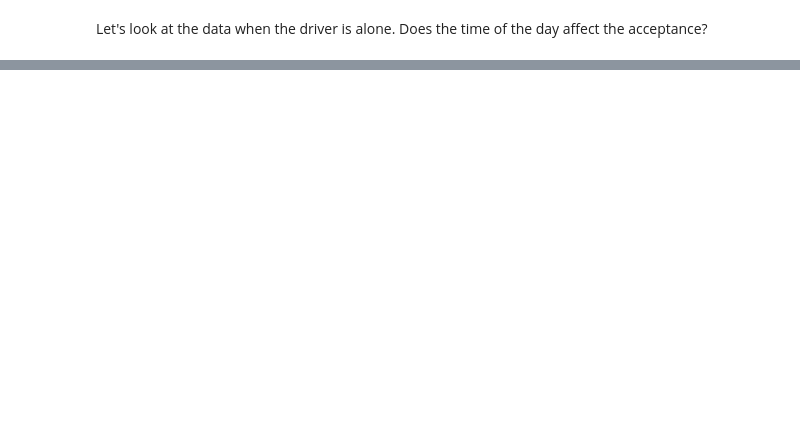
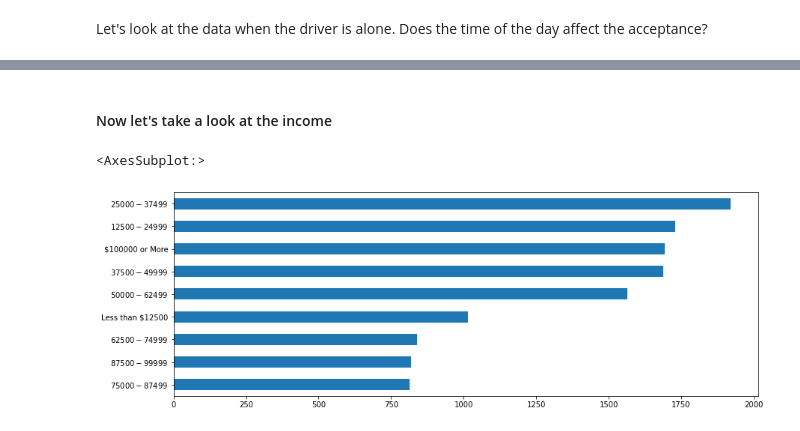
Before and after one commit to Hoomaaan/Coupon-Problem, a Jupyter notebook: Coupon Acceptance.ipynb, the cells around one changed output, grey strips where cells are left out. Drawn from its saved outputs; the diff is of its cells as text; code cells hidden in the pictures; blank space fills up the shorter version.

```diff
--- a/Coupon Acceptance.ipynb
+++ b/Coupon Acceptance.ipynb
@@ -488,0 +530,7 @@ px.histogram(coffee_house_alone_df, x='time', color='Y', barmode='group')
+# %% [markdown]
+#### Now let's take a look at the income
+# %%
+data['income'].value_counts().sort_values(ascending=True).plot.barh(figsize=(14, 5))
+# %% [output]
+<AxesSubplot:>
+[figure, added]
```
Also changed, not shown: parts of 13 cells of this notebook.
